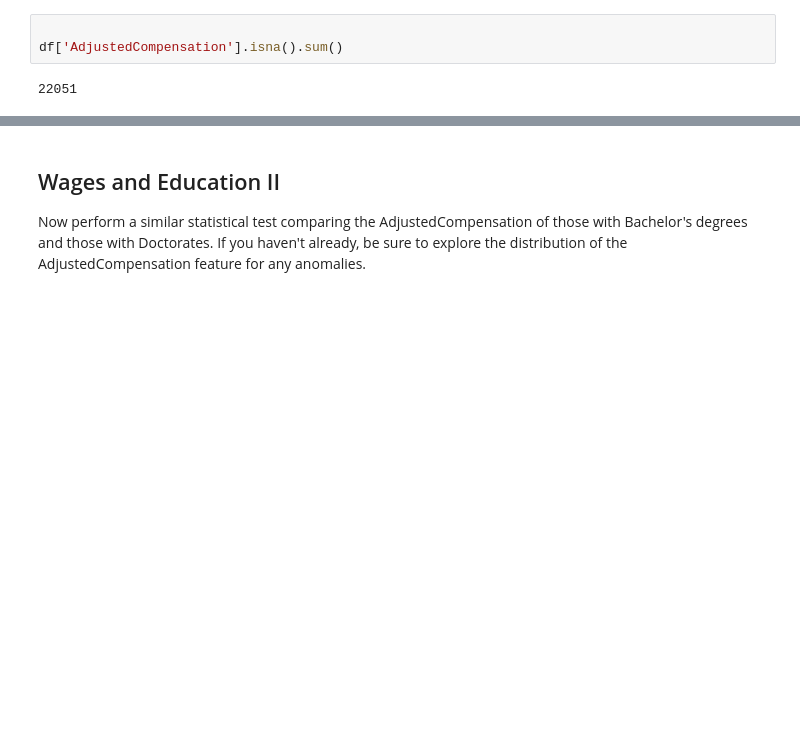
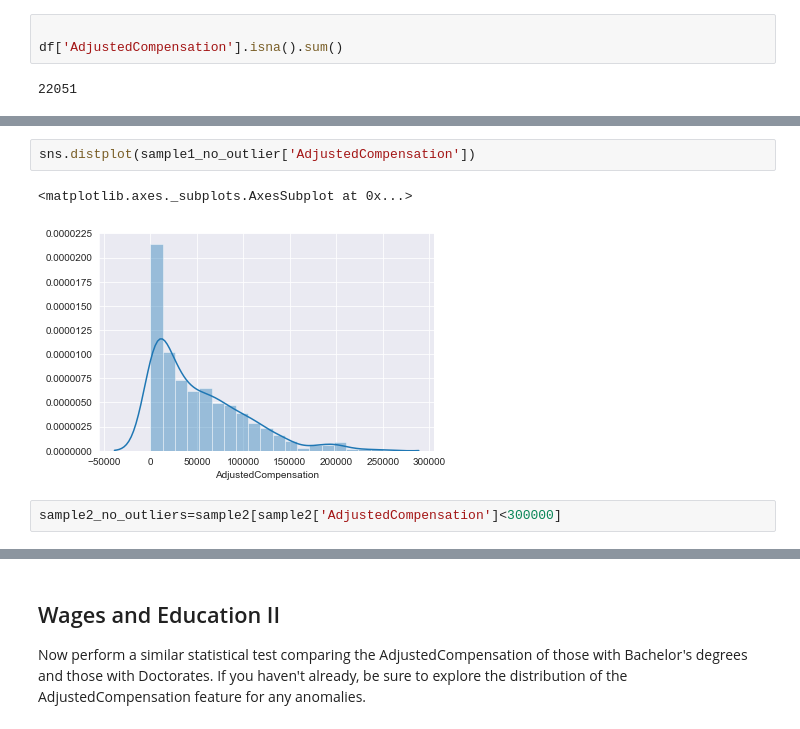
Before and after one commit to fcamuz/dsc-in-depth-ab-testing-lab-online-ds-sp-000, a Jupyter notebook: index.ipynb, the cells around one changed output, grey strips where cells are left out. Drawn from its saved outputs; the diff is of its cells as text; blank space fills up the shorter version.

```diff
--- a/index.ipynb
+++ b/index.ipynb
@@ -191,0 +225,7 @@ p_value_welch_ttest(sample1['AdjustedCompensation'], sample2['AdjustedCompensati
+# %%
+sns.distplot(sample1_no_outlier['AdjustedCompensation'])
+# %% [output]
+<matplotlib.axes._subplots.AxesSubplot at 0x...>
+[figure, added]
+# %%
+sample2_no_outliers=sample2[sample2['AdjustedCompensation']<300000]
```
Also changed, not shown: parts of 18 cells of this notebook.
